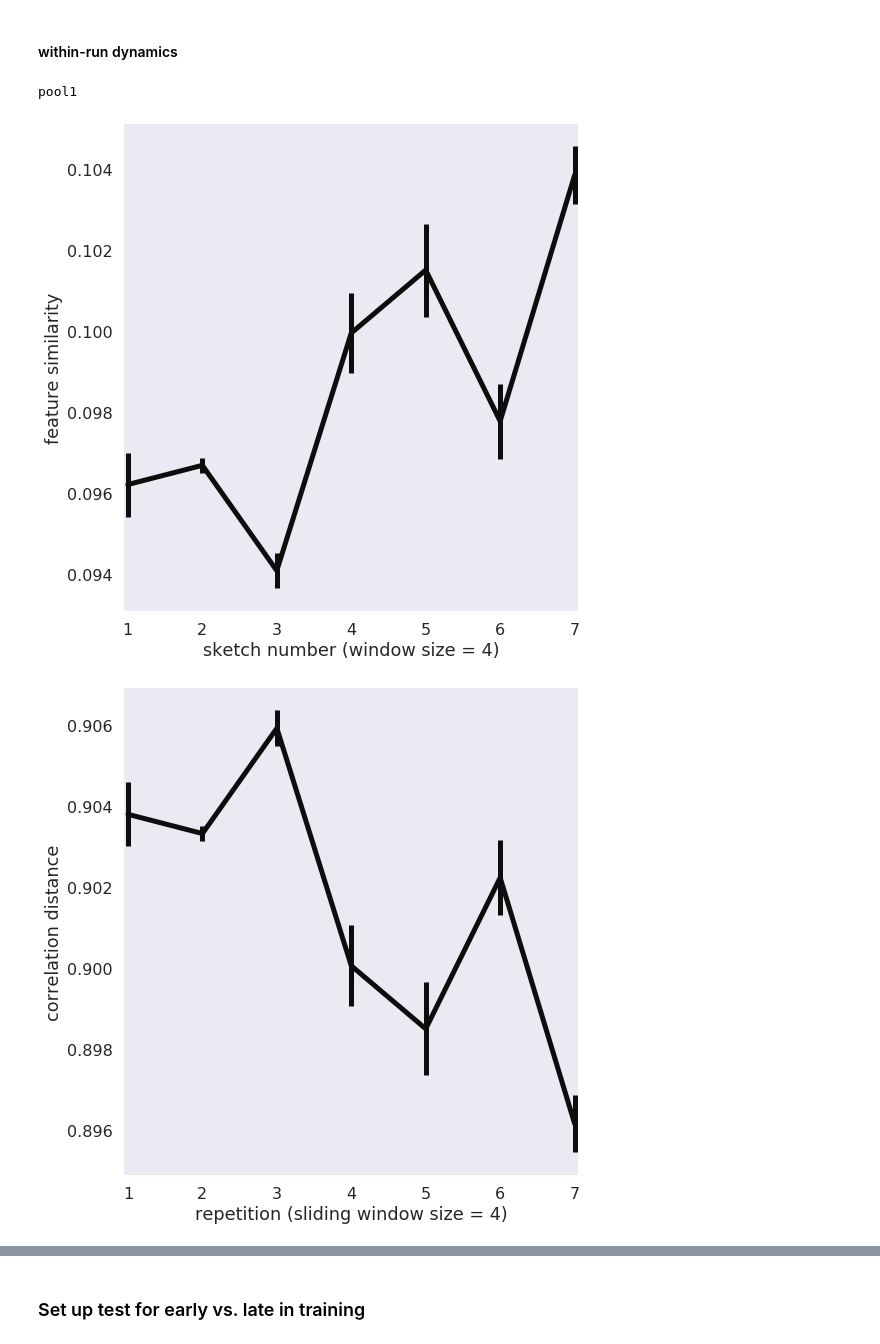
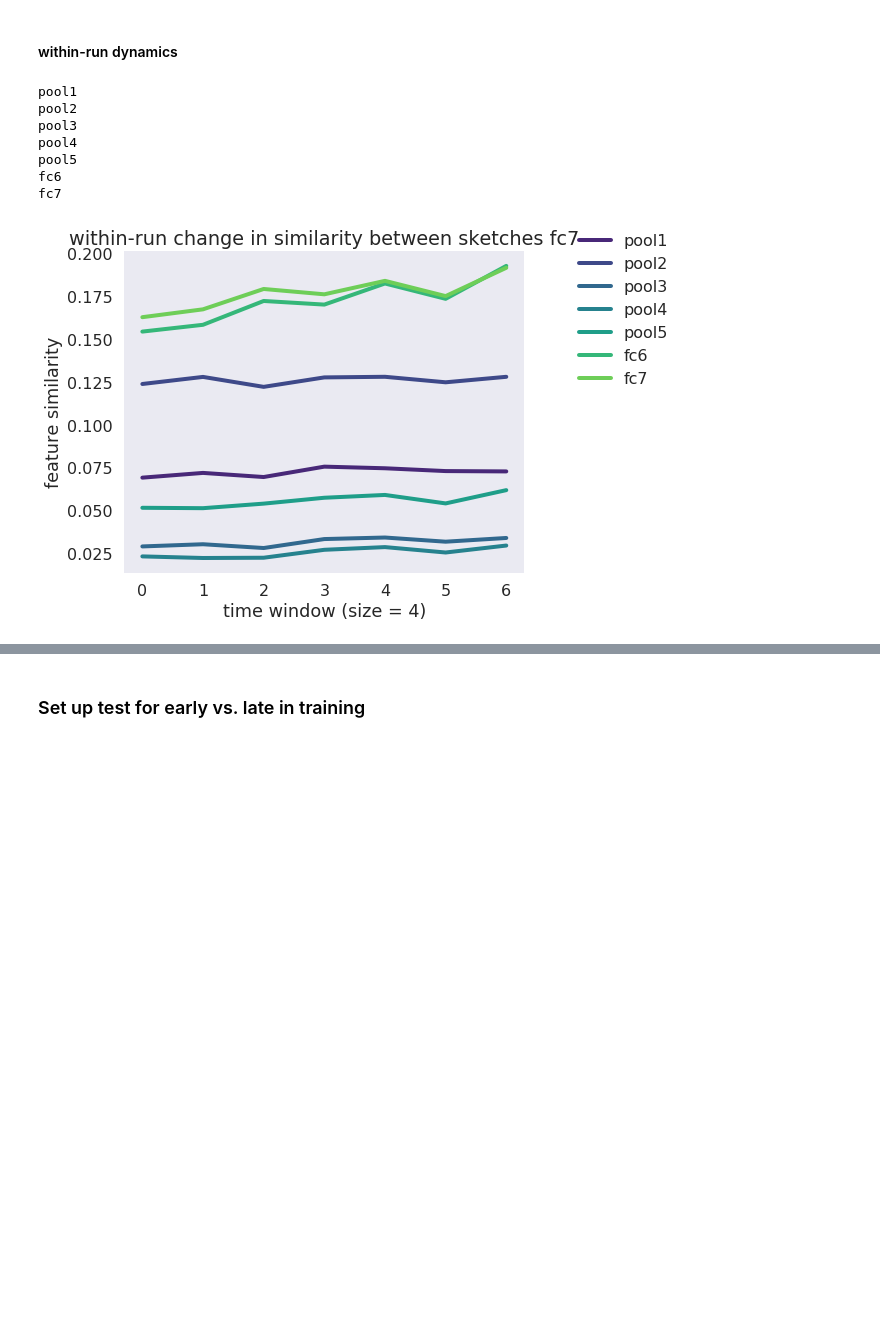
Before and after one commit to judithfan/sketchfeat, a Jupyter notebook: sketches/sketch_feature_analysis_Judy.ipynb, the cells around one changed output, grey strips where cells are left out. Cells and saved outputs as stored; diff of their text form; code cells hidden in the pictures; blank space fills up the shorter version.

```diff
--- a/sketches/sketch_feature_analysis_Judy.ipynb
+++ b/sketches/sketch_feature_analysis_Judy.ipynb
@@ -429,7 +429,7 @@ tick = plt.xticks(xinds,Z.columns)
 # %%
 ### which feature embedding are you using?
 which_feat = 'pool1'
-FEATMAT = np.load('FEATURES_{}.npy'.format(layers[layer_names.index(which_feat)]))
+
 _X = pd.read_csv('METADATA.csv') # metadata is the same for all layers
 _Labels = np.load('LABELS.npy')
 
@@ -447,6 +447,10 @@ window_size = 4 # width of moving window in # of trials
 
 for f, which_feat in enumerate(layer_names):
     print(which_feat)
+    FEATMAT = np.load('FEATURES_{}.npy'.format(layers[layer_names.index(which_feat)]))
+    _X = pd.read_csv('METADATA.csv') # metadata is the same for all layers
+    _Labels = np.load('LABELS.npy')
+
     subs = np.unique(_X.subj)
     SIM = []
     for sub in subs:
@@ -480,33 +484,41 @@ for f, which_feat in enumerate(layer_names):
     plt.ylabel('feature similarity')
     plt.title('within-run change in similarity between sketches {}'.format(which_feat))
     plt.legend()
     ax.legend(bbox_to_anchor=(1.1, 1.1))
     plt.tight_layout()
+    plt.savefig('./plots/within_run_similarity_timecourse_{}.pdf'.format(which_feat))
 
     ## compute spearman correlation between time window and feature similarity within-run as index of learning
     ## spearman correlation over each run separately, then mean
     sub_spearman = []
     runwise = []
     for sub in SIM:
         run_spearman = []
         for run in sub:
             assert run.shape==(SIM.shape[2],)
             run_spearman.append(stats.spearmanr(np.arange(SIM.shape[2]),run)[0])
         runwise.append(run_spearman)
         sub_spearman.append(1 - np.mean(run_spearman))
 
     ## spearman correlation over the mean for each timewindow in each run
     sub_spearman2 = []
     for i, s in enumerate(SIM.mean(1)):
         assert s.shape==(SIM.shape[2],)
         sub_spearman2.append(1 - stats.spearmanr(np.arange(SIM.shape[2]),s)[0])
 
     W = pd.DataFrame([subs,sub_spearman2])
     W = W.transpose()
     W.columns = ['subj','runwise_similarity_change']
     W.to_csv('sketch_similarity_timecourse_within_run_{}.csv'.format(which_feat))
 # %% [output]
 pool1
+pool2
+pool3
+pool4
+pool5
+fc6
+fc7
+[figure, added]
 # %%
 ## grand-mean normalize subjects (subtract subject mean, add back grand mean)
 sub_means = SIM.mean(1).mean(1)
@@ -522,7 +534,7 @@ normed_SIM = np.array(normed_SIM)
 hfont = {'fontname':'Helvetica Neue'}
 sns.set_context('poster')
 sns.set_style('dark')
-fig = plt.figure(figsize=(8,8))
+fig = plt.figure(figsize=(4,4))
 sem = normed_SIM.mean(0).std(0)/np.sqrt(normed_SIM.shape[0])*1
 plt.errorbar(np.arange(1,normed_SIM.shape[2]+1),
              normed_SIM.mean(0).mean(0),
@@ -544,7 +556,7 @@ plt.savefig('./plots/within_run_similarity_timecourse_{}.pdf'.format(which_feat)
 hfont = {'fontname':'Helvetica Neue'}
 sns.set_context('poster')
 sns.set_style('dark')
-fig = plt.figure(figsize=(8,8))
+fig = plt.figure(figsize=(4,4))
 sem = normed_SIM.mean(0).std(0)/np.sqrt(normed_SIM.shape[0])*1
 plt.errorbar(np.arange(1,normed_SIM.shape[2]+1),
              1-normed_SIM.mean(0).mean(0),
@@ -560,8 +572,5 @@ plt.tight_layout()
 if not os.path.exists('./plots'):
     os.makedirs('./plots')
 plt.savefig('./plots/within_run_differentiation_timecourse_{}.pdf'.format(which_feat))
-# %% [output]
-[figure, removed]
-[figure, removed]
 # %%
 ## bootstrap spearman correlation
```
Also changed, not shown: parts of 17 cells of this notebook, 1 other file.
